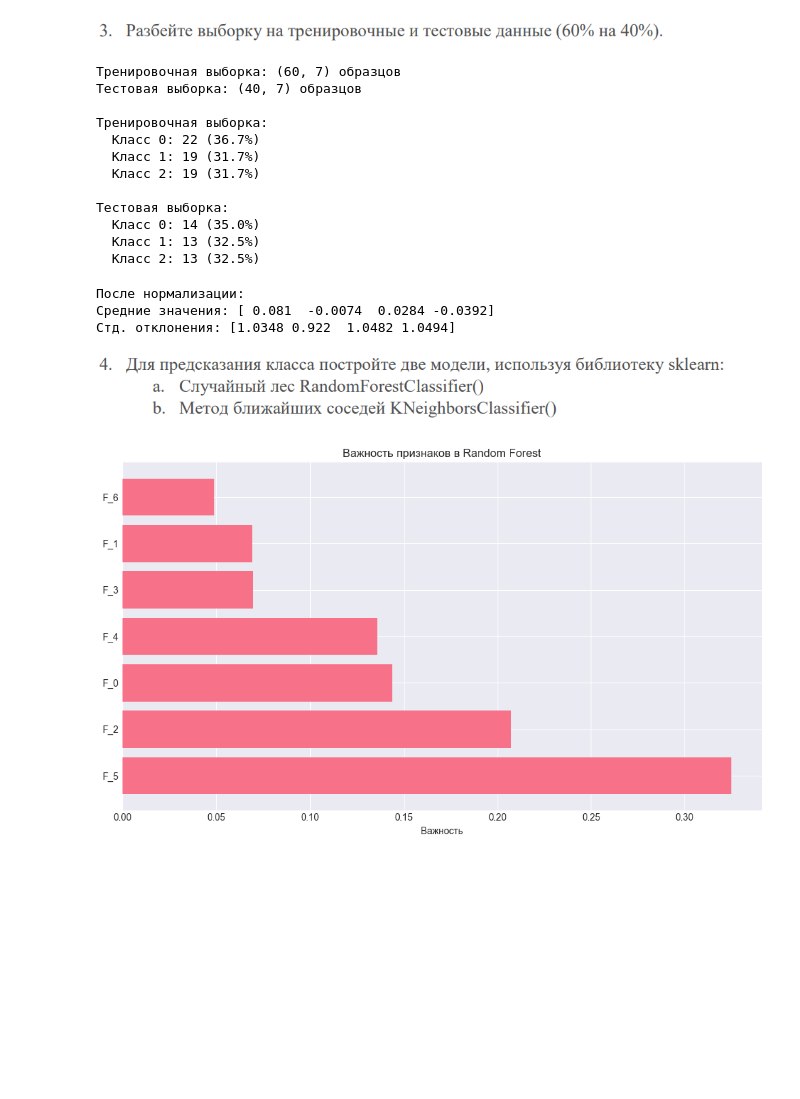
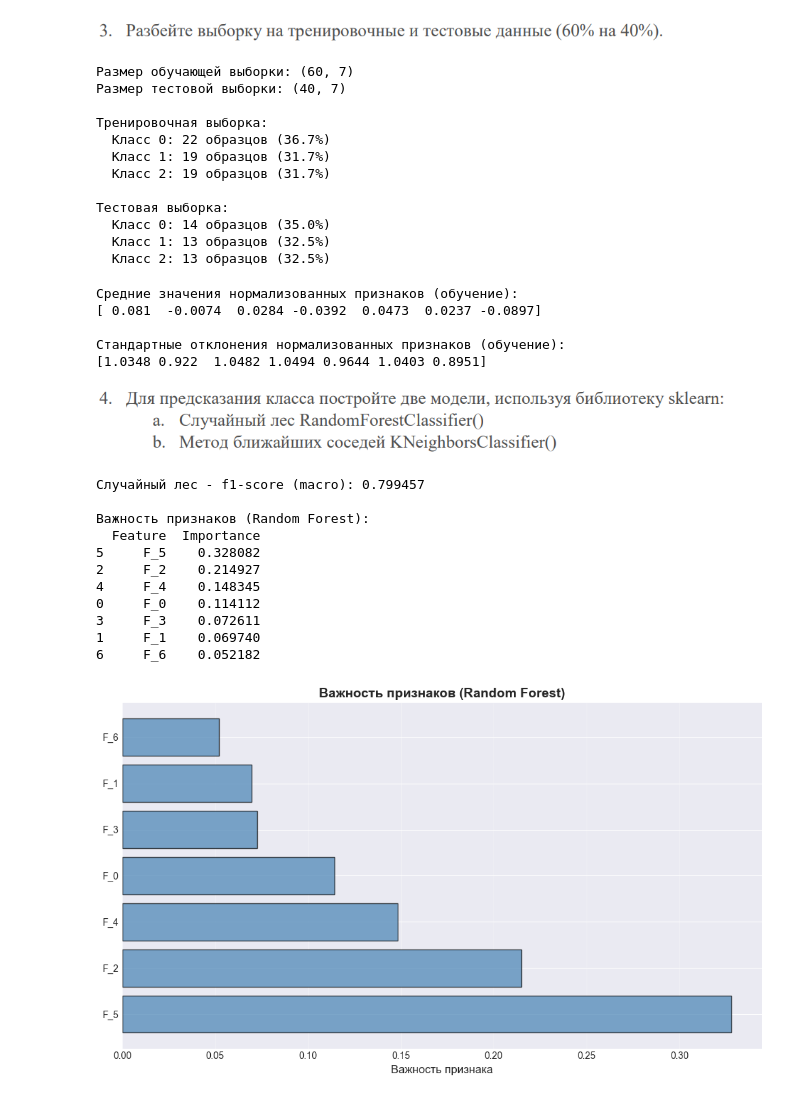
Before and after one commit to medicsera/MachineLerning, a Jupyter notebook: ClassificationTask.ipynb, the cells around one changed output. Cells and saved outputs as stored; diff of their text form; code cells hidden in the pictures; blank space fills up the shorter version.

```diff
--- a/ClassificationTask.ipynb
+++ b/ClassificationTask.ipynb
@@ -253,73 +263,93 @@ X_train, X_test, y_train, y_test = train_test_split(
     stratify=y  # Сохранение распределения классов
 )
 
-print(f"Тренировочная выборка: {X_train.shape} образцов")
-print(f"Тестовая выборка: {X_test.shape} образцов")
+print(f"Размер обучающей выборки: {X_train.shape}")
+print(f"Размер тестовой выборки: {X_test.shape}")
 
 # Проверка распределения классов
 print("\nТренировочная выборка:")
 unique, counts = np.unique(y_train, return_counts=True)
 for cls, count in zip(unique, counts):
-    print(f"  Класс {int(cls)}: {count} ({count/len(y_train)*100:.1f}%)")
+    print(f"  Класс {int(cls)}: {count} образцов ({count/len(y_train)*100:.1f}%)")
 
 print("\nТестовая выборка:")
 unique, counts = np.unique(y_test, return_counts=True)
 for cls, count in zip(unique, counts):
-    print(f"  Класс {int(cls)}: {count} ({count/len(y_test)*100:.1f}%)")
+    print(f"  Класс {int(cls)}: {count} образцов ({count/len(y_test)*100:.1f}%)")
 # %% [output]
-Тренировочная выборка: (60, 7) образцов
-Тестовая выборка: (40, 7) образцов
+Размер обучающей выборки: (60, 7)
+Размер тестовой выборки: (40, 7)
 
 Тренировочная выборка:
-  Класс 0: 22 (36.7%)
-  Класс 1: 19 (31.7%)
-  Класс 2: 19 (31.7%)
+  Класс 0: 22 образцов (36.7%)
+  Класс 1: 19 образцов (31.7%)
+  Класс 2: 19 образцов (31.7%)
 
 Тестовая выборка:
-  Класс 0: 14 (35.0%)
-  Класс 1: 13 (32.5%)
-  Класс 2: 13 (32.5%)
+  Класс 0: 14 образцов (35.0%)
+  Класс 1: 13 образцов (32.5%)
+  Класс 2: 13 образцов (32.5%)
 # %%
-print("После нормализации:")
-print(f"Средние значения: {X_train.mean(axis=0)[:4].round(4)}")
-print(f"Стд. отклонения: {X_train.std(axis=0)[:4].round(4)}")
+# Статистика нормализации
+print(f"\nСредние значения нормализованных признаков (обучение):")
+print(np.mean(X_train, axis=0).round(4))
+print(f"\nСтандартные отклонения нормализованных признаков (обучение):")
+print(np.std(X_train, axis=0).round(4))
 # %% [output]
-После нормализации:
-Средние значения: [ 0.081  -0.0074  0.0284 -0.0392]
-Стд. отклонения: [1.0348 0.922  1.0482 1.0494]
+Средние значения нормализованных признаков (обучение):
+[ 0.081  -0.0074  0.0284 -0.0392  0.0473  0.0237 -0.0897]
+
+Стандартные отклонения нормализованных признаков (обучение):
+[1.0348 0.922  1.0482 1.0494 0.9644 1.0403 0.8951]
 # %% [markdown]
 ![image.png](attachment:image.png)
 # %%
 rf_model = RandomForestClassifier(
-    n_estimators=200,
+    n_estimators=30,
     random_state=42,
     n_jobs=-1  # Параллелизм
 )
 
 rf_model.fit(X_train, y_train)
 
 # Предсказание
 y_pred_rf = rf_model.predict(X_test)
 y_pred_proba_rf = rf_model.predict_proba(X_test)
 
 rf_f1_macro = f1_score(y_test, y_pred_rf, average='macro')
+print(f"Случайный лес - f1-score (macro): {rf_f1_macro:.6f}")
 
 # Важность признаков
 feature_importance = pd.DataFrame({
     'Feature': df_columns,
     'Importance': rf_model.feature_importances_
 }).sort_values('Importance', ascending=False)
 
+print("\nВажность признаков (Random Forest):")
+print(feature_importance)
+
 # Визуализация
-plt.figure(figsize=(10, 6))
-plt.barh(feature_importance['Feature'], feature_importance['Importance'])
-plt.xlabel('Важность')
-plt.title('Важность признаков в Random Forest')
+fig, ax = plt.subplots(figsize=(10, 6))
+ax.barh(feature_importance['Feature'], feature_importance['Importance'],
+        color='steelblue', edgecolor='black', alpha=0.7)
+ax.set_xlabel('Важность признака', fontsize=12)
+ax.set_title('Важность признаков (Random Forest)', fontsize=14, fontweight='bold')
+ax.grid(axis='x', alpha=0.3)
 plt.tight_layout()
-plt.savefig('feature_importance.png')
 plt.show()
 # %% [output]
+Случайный лес - f1-score (macro): 0.799457
+
+Важность признаков (Random Forest):
+  Feature  Importance
+5     F_5    0.328082
+2     F_2    0.214927
+4     F_4    0.148345
+0     F_0    0.114112
+3     F_3    0.072611
+1     F_1    0.069740
+6     F_6    0.052182
-[figure, old version]
+[figure, new version]
 # %%
 best_k = None
 best_f1 = -1
```
Also changed, not shown: parts of 13 cells of this notebook, 2 other files.
